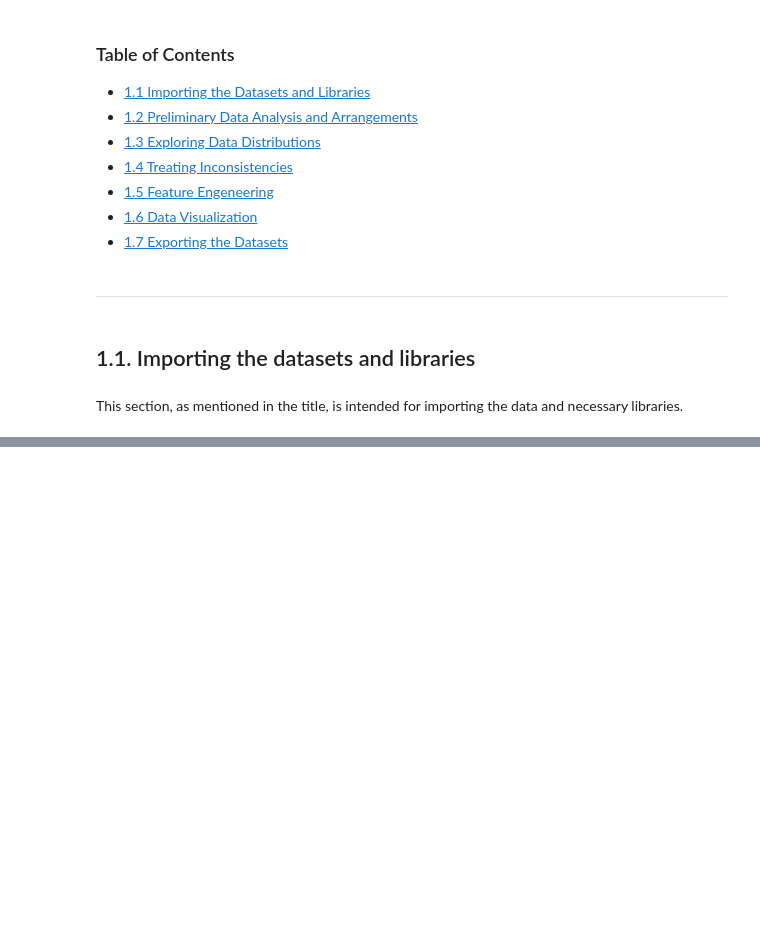
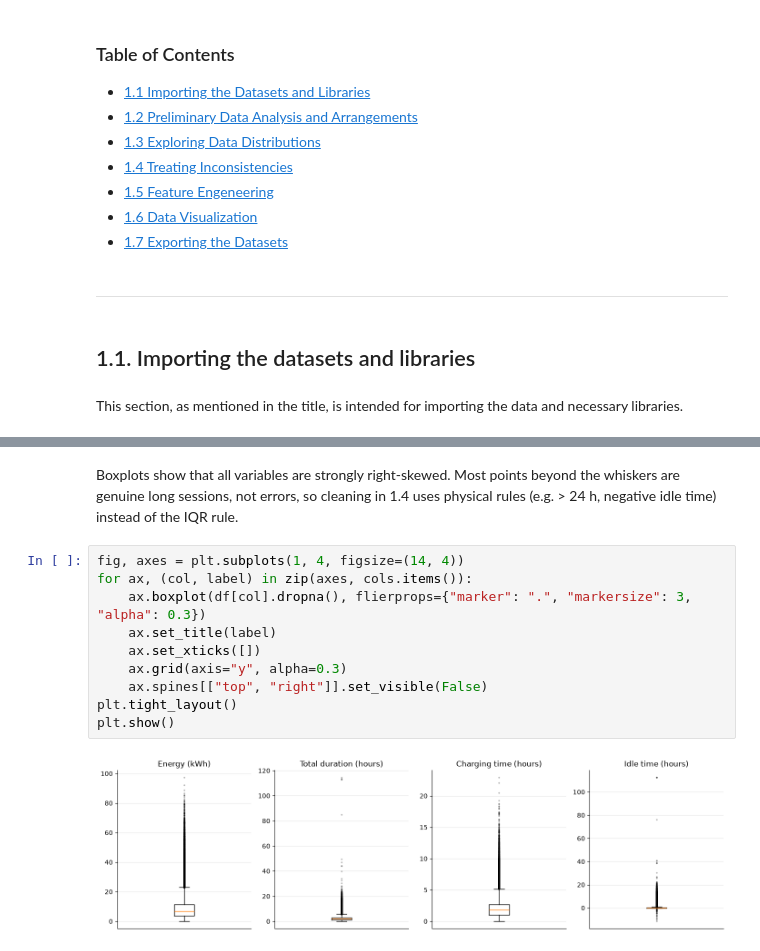
Before and after one commit to Teresa7810/Introduction-to-Business-Analytics, a Jupyter notebook: project.ipynb, the cells around one changed output, grey strips where cells are left out. Drawn from its saved outputs; the diff is of its cells as text; blank space fills up the shorter version.

```diff
--- a/project.ipynb
+++ b/project.ipynb
@@ -251,0 +385,14 @@ check location
+# %% [markdown]
+Boxplots show that all variables are strongly right-skewed. Most points beyond the whiskers are genuine long sessions, not errors, so cleaning in 1.4 uses physical rules (e.g. > 24 h, negative idle time) instead of the IQR rule.
+# %%
+fig, axes = plt.subplots(1, 4, figsize=(14, 4))
+for ax, (col, label) in zip(axes, cols.items()):
+    ax.boxplot(df[col].dropna(), flierprops={"marker": ".", "markersize": 3, "alpha": 0.3})
+    ax.set_title(label)
+    ax.set_xticks([])
+    ax.grid(axis="y", alpha=0.3)
+    ax.spines[["top", "right"]].set_visible(False)
+plt.tight_layout()
+plt.show()
+# %% [output]
+[figure, added]
```
Also changed, not shown: parts of 102 cells of this notebook, 1 other file.
